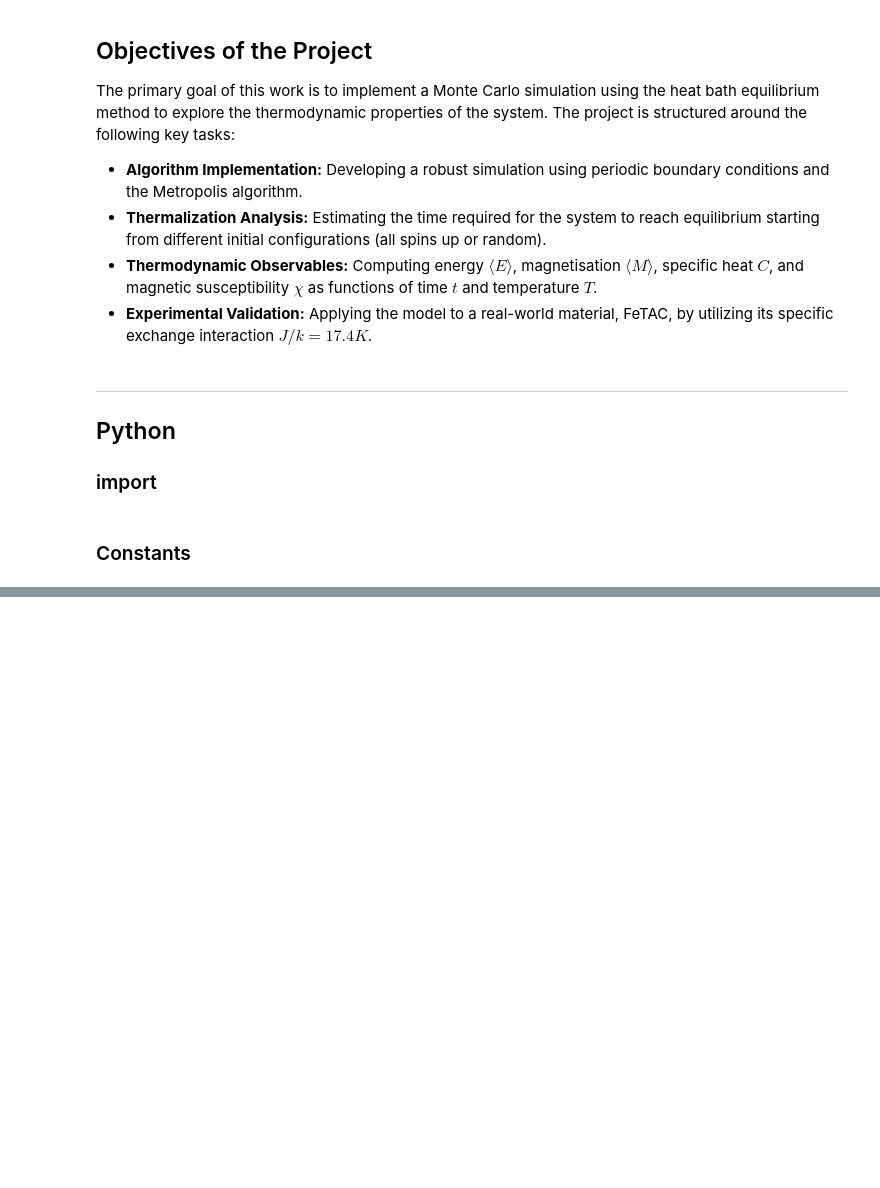
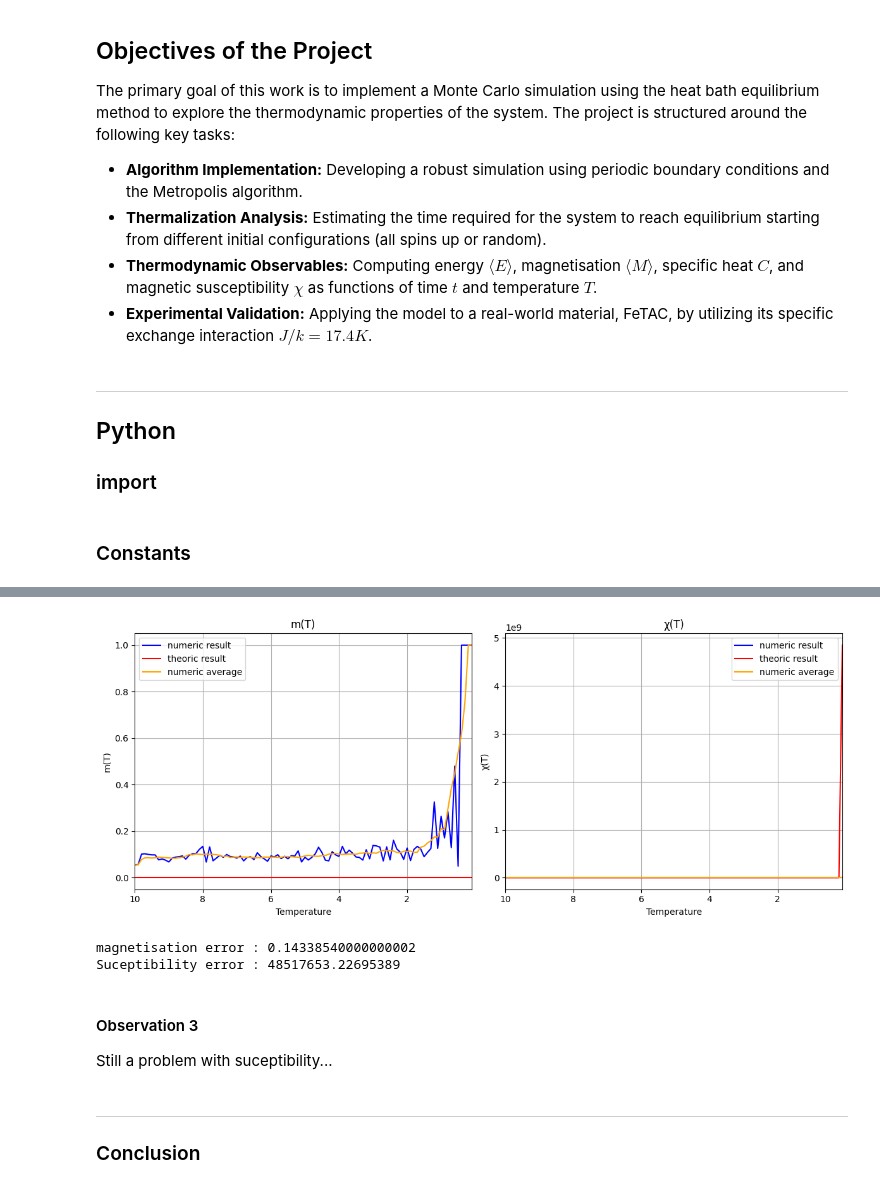
Before and after one commit to TheoHUETQC/monte-carlo, a Jupyter notebook: project1/qmc_project1.ipynb, the cells around one changed output, grey strips where cells are left out. Cells and saved outputs as stored; diff of their text form; code cells hidden in the pictures; blank space fills up the shorter version.

```diff
--- a/project1/qmc_project1.ipynb
+++ b/project1/qmc_project1.ipynb
@@ -197,0 +279,22 @@ A rediger
+# %%
+# redefine how susceptibility is calculated
+def compute_suceptibility_2(m : np.array, T : float) -> float:
+  return np.mean(m**2) / (T*KB) # we take <m> = 0
+
+# New simulation (no need to look at all the quantities E, Cv)
+m_list, suceptibility_list = [], [] # liste of measurement
+
+# Evolution of the temp
+for Tj in T :
+  thermalisation(Tj)
+  print(f"Thermalisation {Tj.round(2)}/{Tf} complete")
+  m_temp = [] # reinitialisation de la liste temporaire
+  for _ in range(Nt) :
+    evolution(Tj) # change un s_i -> - s_i
+
+    # Calcul des magnétisations
+    m_temp.append(compute_m())
+
+  # Stock les valeur
+  m_list.append(np.mean(np.abs(m_temp))) # en valeur absolue car le système est invariant
+  suceptibility_list.append(compute_suceptibility_2(np.array(m_temp), Tj))
@@ -197,0 +319,20 @@ A rediger
+# %%
+plot2(T, m_list, suceptibility_list, y1_theoric=m_theoric_list, y2_theoric=suceptibility_theoric, show_y1_average=True, show_y2_average=True, title1="m(T)", title2="χ(T)", x_label='Temperature')
+
+m_error = error(m_list, m_theoric_list)
+X_error = error(suceptibility_list, suceptibility_theoric)
+
+print("magnetisation error :", m_error)
+print("Suceptibility error :", X_error)
+# %% [output]
+[figure, added]
+magnetisation error : 0.14338540000000002
+Suceptibility error : 48517653.22695389
+# %% [markdown]
+#### Observation 3
+
+Still a problem with suceptibility...
+# %% [markdown]
+---
+
+### Conclusion
```
Also changed, not shown: parts of 24 cells of this notebook, 1 other file.
